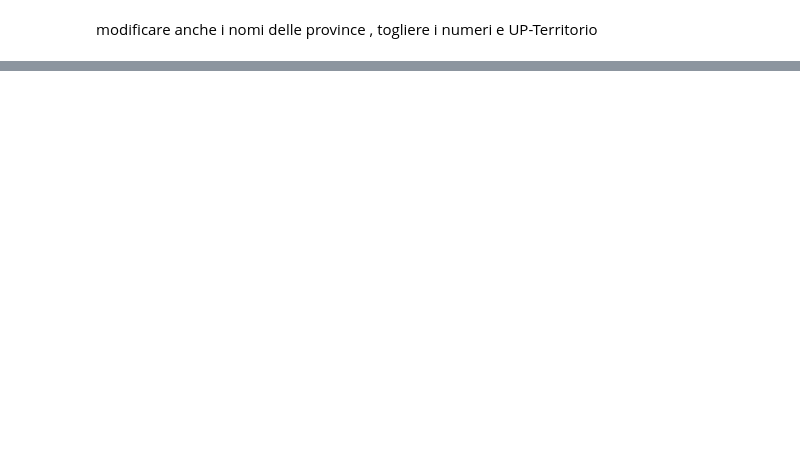
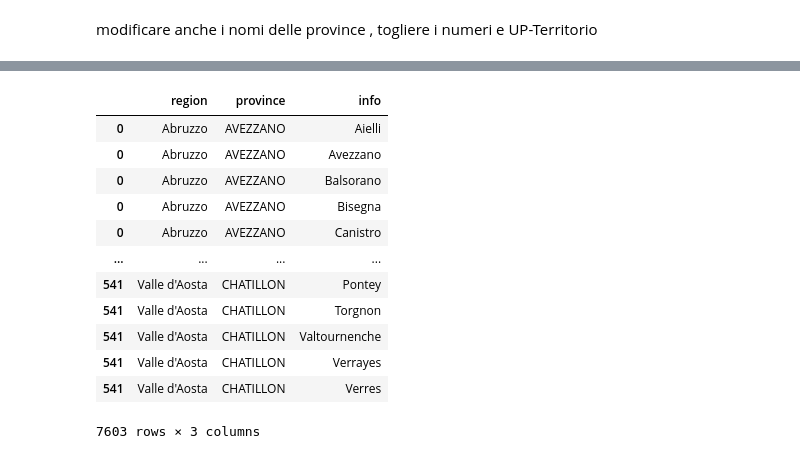
Before and after one commit to ClaudiaEsposit/Scraping_ade, a Jupyter notebook: mapping_sezioni_foro.ipynb, the cells around one changed output, grey strips where cells are left out. Cells and saved outputs as stored; diff of their text form; code cells hidden in the pictures; blank space fills up the shorter version.

```diff
--- a/mapping_sezioni_foro.ipynb
+++ b/mapping_sezioni_foro.ipynb
@@ -109,0 +189,28 @@ sezioni_exploded['province'] = ( sezioni_exploded['province']
+# %%
+def extract_last_part(s):
+    parts = s.split('-')
+    # Strip leading/trailing whitespaces from each part
+    parts = [part.strip() for part in parts]
+    # If the last part is empty, take the first part
+    if parts[-1] == '':
+        return parts[0]
+    else:
+        return parts[-1]
+
+sezioni_exploded['province'] = sezioni_exploded['province'].apply(extract_last_part)
+
+sezioni_exploded
+# %% [output]
+|  | region | province | info |
+| 0 | Abruzzo | AVEZZANO | Aielli |
+| 0 | Abruzzo | AVEZZANO | Avezzano |
+| 0 | Abruzzo | AVEZZANO | Balsorano |
+| 0 | Abruzzo | AVEZZANO | Bisegna |
+| 0 | Abruzzo | AVEZZANO | Canistro |
+| ... | ... | ... | ... |
+| 541 | Valle d'Aosta | CHATILLON | Pontey |
+| 541 | Valle d'Aosta | CHATILLON | Torgnon |
+| 541 | Valle d'Aosta | CHATILLON | Valtournenche |
+| 541 | Valle d'Aosta | CHATILLON | Verrayes |
+| 541 | Valle d'Aosta | CHATILLON | Verres |
+7603 rows × 3 columns
```
Also changed, not shown: parts of 12 cells of this notebook, 3 other files.
